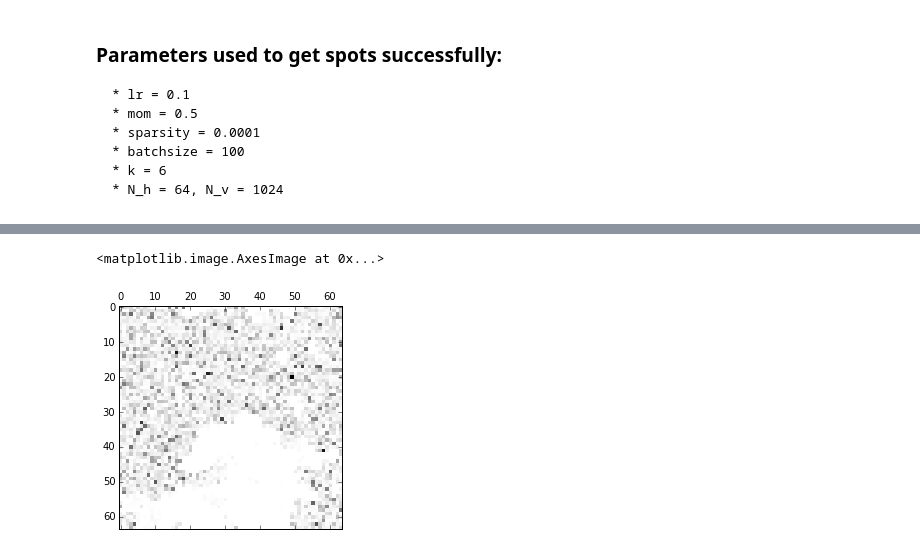
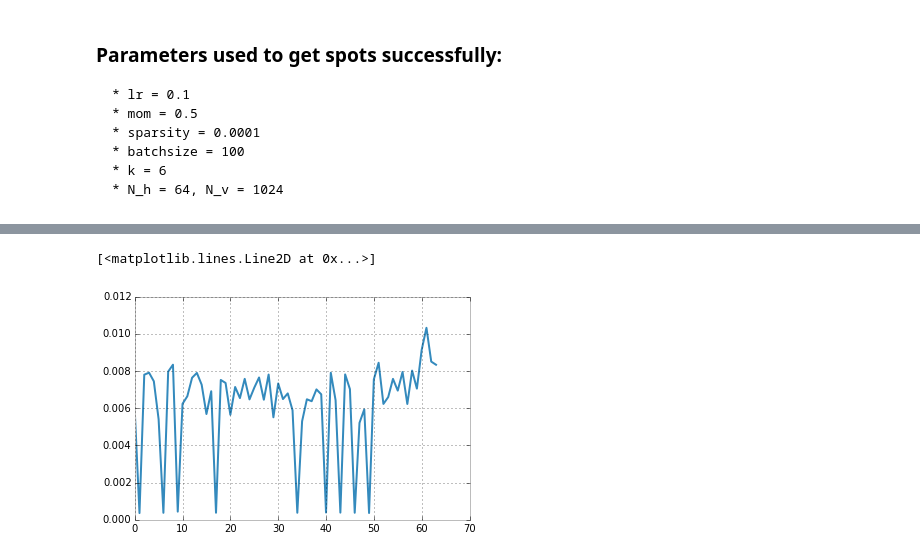
Before and after one commit to colinclement/cudaRBM, a Jupyter notebook: code/src/pycuRBM.ipynb, the cells around one changed output, grey strips where cells are left out. Cells and saved outputs as stored; diff of their text form; code cells hidden in the pictures.

```diff
--- a/code/src/pycuRBM.ipynb
+++ b/code/src/pycuRBM.ipynb
@@ -180,5 +154,5 @@ plt.plot(s)
-# %%
-plt.matshow(np.abs(u[:,7]).reshape(L,L), cmap='Greys')
-# %% [output]
-<matplotlib.image.AxesImage at 0x...>
-[figure, removed]
+# %%
+plt.plot(np.mean(np.abs(W),0))
+# %% [output]
+[<matplotlib.lines.Line2D at 0x...>]
+[figure, added]
```
Also changed, not shown: parts of 7 cells of this notebook, 1 other file.
